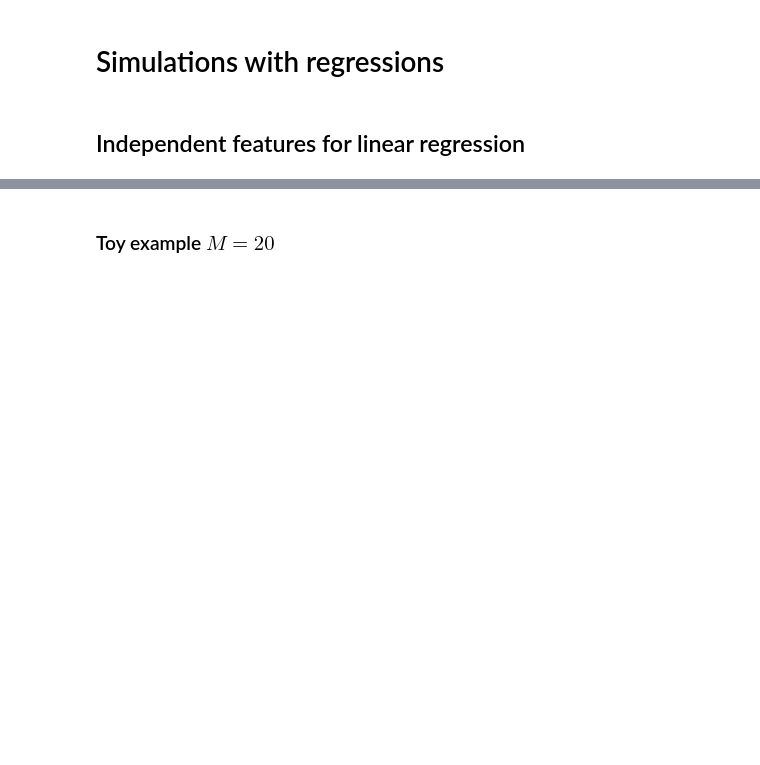
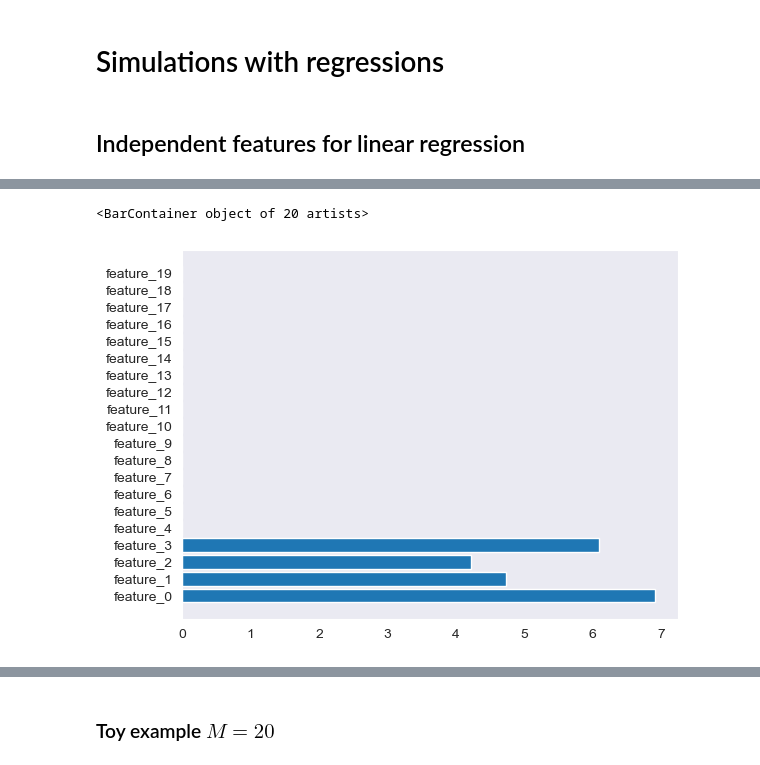
Before and after one commit to erialc-cal/ShapleyMP, a Jupyter notebook: Exp_SimulatedRegressions.ipynb, the cells around one changed output, grey strips where cells are left out. Saved outputs shown, nothing was run; the diff lists cells and outputs as text; code cells hidden in the pictures; blank space fills up the shorter version.

```diff
--- a/Exp_SimulatedRegressions.ipynb
+++ b/Exp_SimulatedRegressions.ipynb
@@ -42,0 +219,5 @@ model = LinearRegression()
+# %%
+plt.barh(['feature_{}'.format(i) for i in range(M)], beta)
+# %% [output]
+<BarContainer object of 20 artists>
+[figure, added]
```
Also changed, not shown: parts of 67 cells of this notebook, 13 other files.
